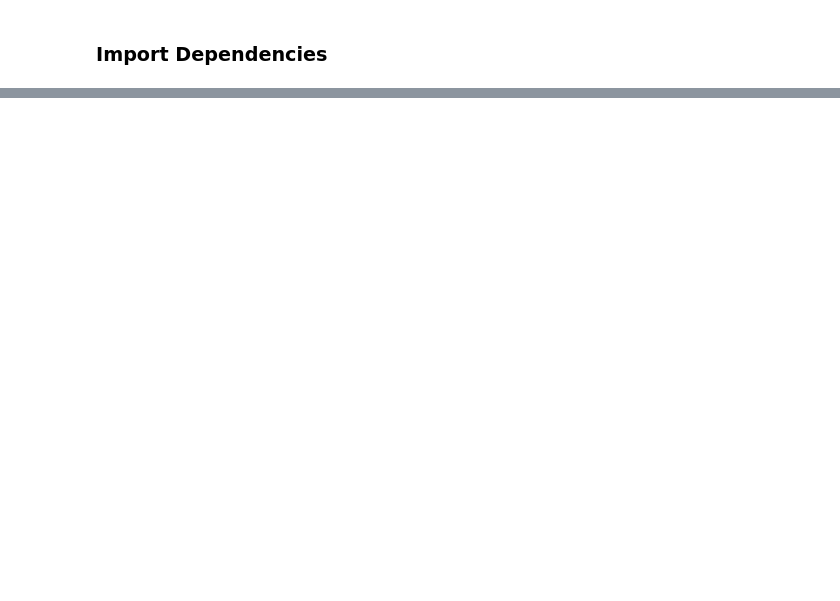
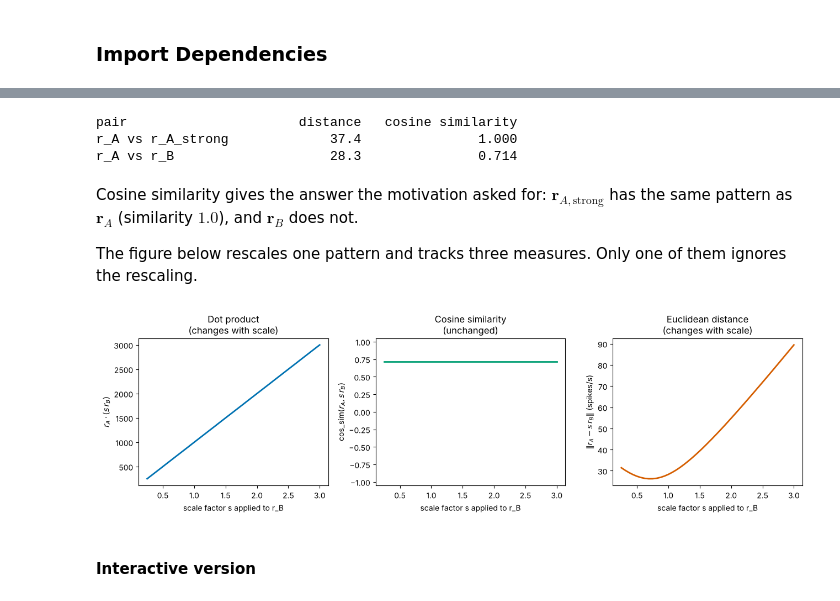
Before and after one commit to peter-adepoju/math-neuro-ml, a Jupyter notebook: lesson2/Lesson2_Teaching_Notebook.ipynb, the cells around one changed output, grey strips where cells are left out. Saved outputs shown, nothing was run; the diff lists cells and outputs as text; code cells hidden in the pictures; blank space fills up the shorter version.

```diff
--- a/lesson2/Lesson2_Teaching_Notebook.ipynb
+++ b/lesson2/Lesson2_Teaching_Notebook.ipynb
@@ -1235,0 +240,10 @@ is a starting point for describing real tuning curves, not a complete descriptio
+# %%
+u = np.array([2.0, -1.0, 3.0])
+v = np.array([0.5, 4.0, -2.0])
+w = np.array([1.0, 1.0, 1.0])
+c = 3.0
+
+print("u.v == v.u            :", np.isclose(u @ v, v @ u))
+print("u.(v+w) == u.v + u.w  :", np.isclose(u @ (v + w), u @ v + u @ w))
+print("u.(c v) == c (u.v)    :", np.isclose(u @ (c * v), c * (u @ v)))
+print(f"v.v = {v @ v:.2f}   ||v||^2 = {np.linalg.norm(v)**2:.2f}")
@@ -1235,0 +409,46 @@ is a starting point for describing real tuning curves, not a complete descriptio
+# %%
+def normalise(v, eps=1e-12):
+    # The Lesson 1 function: unit vector of v, or an error for the zero vector.
+    v = np.asarray(v, dtype=float)
+    norm = np.linalg.norm(v)
+    if norm < eps:
+        raise ValueError("The zero vector has no defined direction.")
+    return v / norm
+
+def cosine_similarity(a, b):
+    return float(np.clip(normalise(a) @ normalise(b), -1.0, 1.0))
+
+print(f"{'pair':22s}{'distance':>12s}{'cosine similarity':>20s}")
+for name, other in [('r_A vs r_A_strong', r_A_strong), ('r_A vs r_B', r_B)]:
+    print(f"{name:22s}{np.linalg.norm(r_A - other):12.1f}{cosine_similarity(r_A, other):20.3f}")
+# %% [output]
+pair                      distance   cosine similarity
+r_A vs r_A_strong             37.4               1.000
+r_A vs r_B                    28.3               0.714
+# %% [markdown]
+Cosine similarity gives the answer the motivation asked for: $\mathbf{r}_{A,\text{strong}}$ has the same pattern as $\mathbf{r}_A$ (similarity $1.0$), and $\mathbf{r}_B$ does not.
+
+The figure below rescales one pattern and tracks three measures. Only one of them ignores the rescaling.
+# %%
+scale_factors = np.linspace(0.25, 3.0, 45)
+dots      = np.array([r_A @ (s * r_B) for s in scale_factors])
+cosines   = np.array([cosine_similarity(r_A, s * r_B) for s in scale_factors])
+distances = np.array([np.linalg.norm(r_A - s * r_B) for s in scale_factors])
+
+fig, axes = plt.subplots(1, 3, figsize=(13, 3.9))
+for ax, values, colour, title, ylabel in [
+    (axes[0], dots, PALETTE[0], 'Dot product\n(changes with scale)', r'$r_A \cdot (s\, r_B)$'),
+    (axes[1], cosines, PALETTE[2], 'Cosine similarity\n(unchanged)', r'cos_sim$(r_A, s\, r_B)$'),
+    (axes[2], distances, PALETTE[1], 'Euclidean distance\n(changes with scale)', r'$\|r_A - s\, r_B\|$ (spikes/s)'),
+]:
+    ax.plot(scale_factors, values, color=colour, lw=2)
+    ax.set_xlabel('scale factor s applied to r_B')
+    ax.set_ylabel(ylabel)
+    ax.set_title(title)
+axes[1].set_ylim(-1.05, 1.05)
+plt.tight_layout()
+plt.show()
+# %% [output]
+[figure, added]
+# %% [markdown]
+#### Interactive version
```
Also changed, not shown: parts of 134 cells of this notebook, 1 other file.
